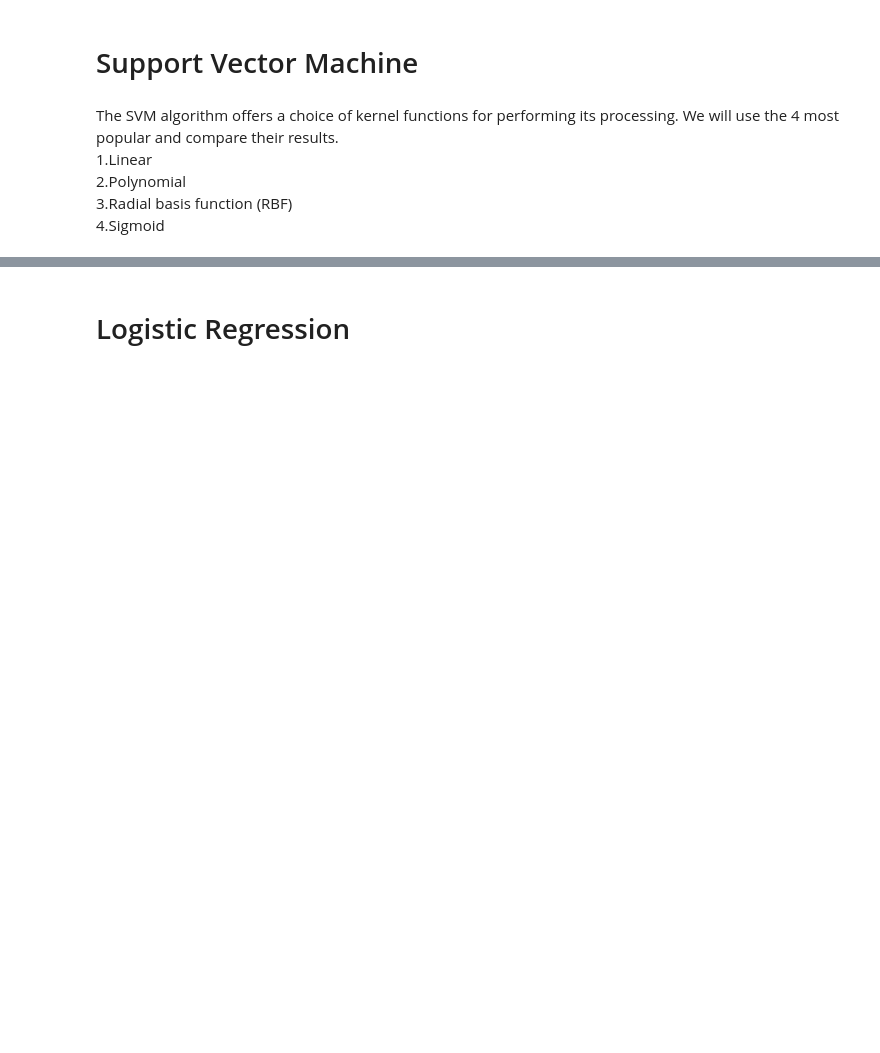
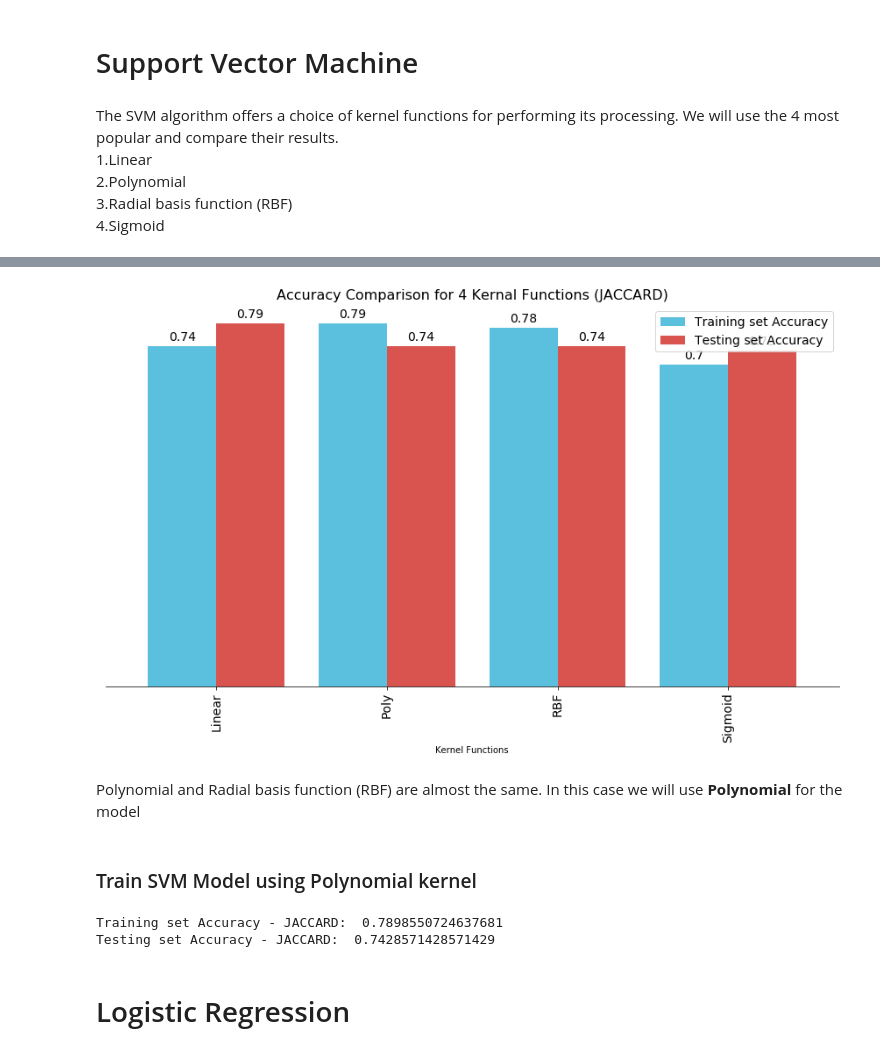
Before and after one commit to gad1981/Coursera_Machine_Learning, a Jupyter notebook: Machine_Learning_with_Python_FA.ipynb, the cells around one changed output, grey strips where cells are left out. Cells and saved outputs as stored; diff of their text form; code cells hidden in the pictures; blank space fills up the shorter version.

```diff
--- a/Machine_Learning_with_Python_FA.ipynb
+++ b/Machine_Learning_with_Python_FA.ipynb
@@ -395,0 +465,23 @@ from sklearn.metrics import f1_score
+# %%
+func_list = ['linear', 'poly', 'rbf', 'sigmoid']
+trs = []
+ts = []
+
+
+for func in func_list:
+    SVM = svm.SVC(kernel=func)
+    SVM.fit(X_train, y_train)
+    svm_yhat = SVM.predict(X_test)
+    trs.append(jaccard_similarity_score(y_train, SVM.predict(X_train)))
+    ts.append(jaccard_similarity_score(y_test, svm_yhat))
+# %%
+T = np.array(trs)
+TS = np.array (ts)
+T = np.round(T,2)
+TS = np.round(TS,2)
+# %%
+SVM_Accuracy = pd.DataFrame({'Kernel Functions' : ['Linear', 'Poly', 'RBF', 'Sigmoid'],'Training set Accuracy': T,
+                    'Testing set Accuracy': TS})
+
+SVM_Accuracy.set_index('Kernel Functions', inplace = True)
+SVM_Accuracy
@@ -396,3 +495,39 @@ from sklearn.metrics import f1_score
+# %%
+ax = SVM_Accuracy.plot(kind='bar', width=0.8, figsize=(15, 8),  color=['#5bc0de', '#d9534f'])
+
+ax.set_title("Accuracy Comparison for 4 Kernal Functions (JACCARD)", fontsize=16) # add title to the plot
+ax.legend(loc='upper right', fontsize=14)
+ax.spines['top'].set_visible(False)
+ax.spines['right'].set_visible(False)
+ax.spines['left'].set_visible(False)
+ax.tick_params(labelsize=14)
+ax.axes.get_yaxis().set_visible(False)
+for p in ax.patches:
+  ax.annotate(np.round(p.get_height(),decimals=2),
+    (p.get_x()+p.get_width()/2., p.get_height()),
+    ha='center',
+    va='center',
+    xytext=(0, 10),
+    textcoords='offset points',
+    fontsize = 14
+    ),
+
+plt.show()
+# %% [output]
+[figure, added]
+# %% [markdown]
+Polynomial and Radial basis function (RBF) are almost the same. In this case we will use **Polynomial** for the model
+# %% [markdown]
+### Train SVM Model using Polynomial kernel
+# %%
+SVM = svm.SVC(kernel='poly')
+SVM.fit(X_train, y_train)
+SVM_yhat = SVM.predict(X_test)
+print("Training set Accuracy - JACCARD: ", jaccard_similarity_score(y_train, SVM.predict(X_train)))
+print("Testing set Accuracy - JACCARD: ", jaccard_similarity_score(y_test, SVM_yhat))
+# %% [output]
+Training set Accuracy - JACCARD:  0.7898550724637681
+Testing set Accuracy - JACCARD:  0.7428571428571429
 # %% [markdown]
 # Logistic Regression
 # %% [markdown]
```
Also changed, not shown: parts of 35 cells of this notebook.
